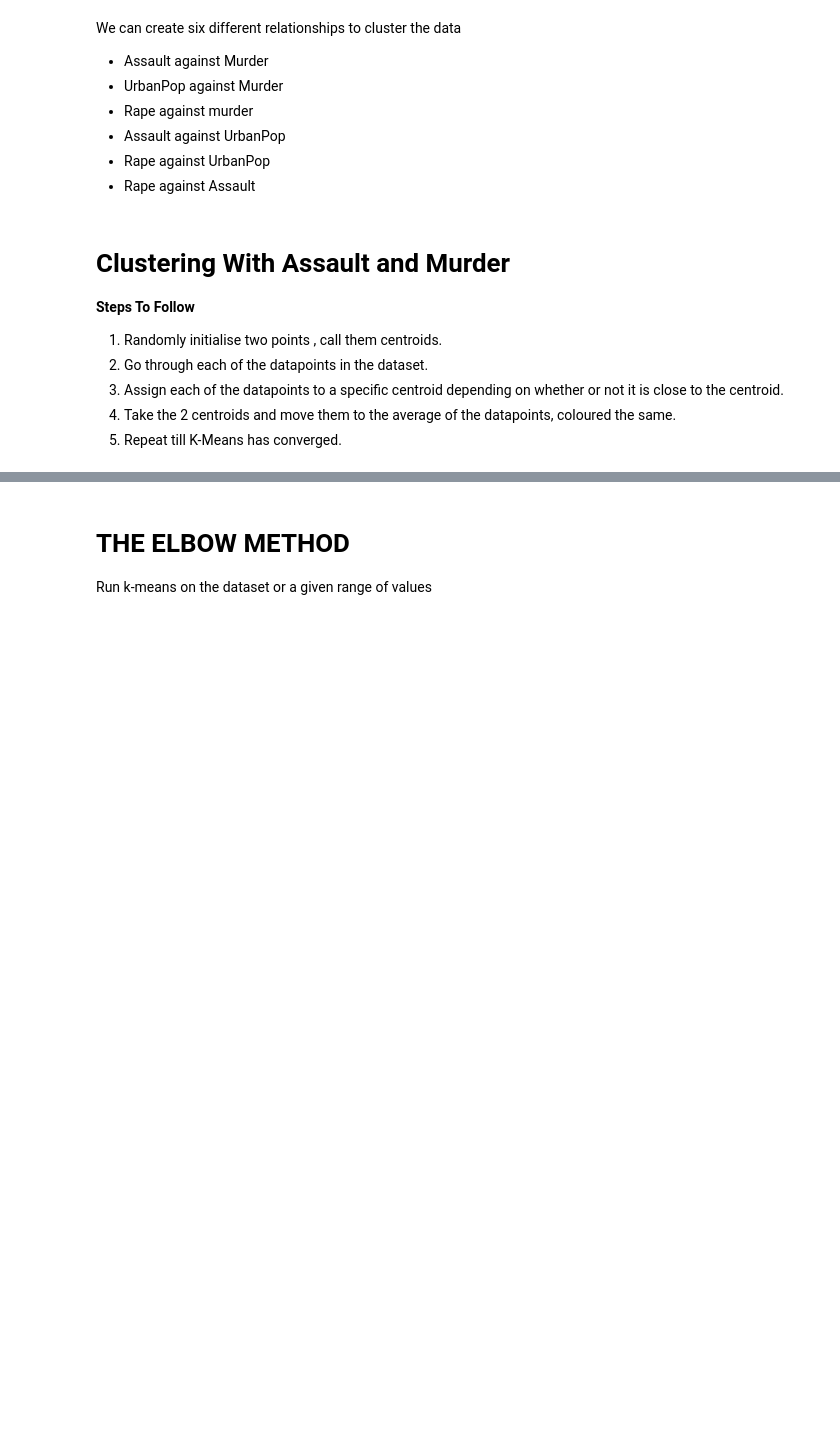
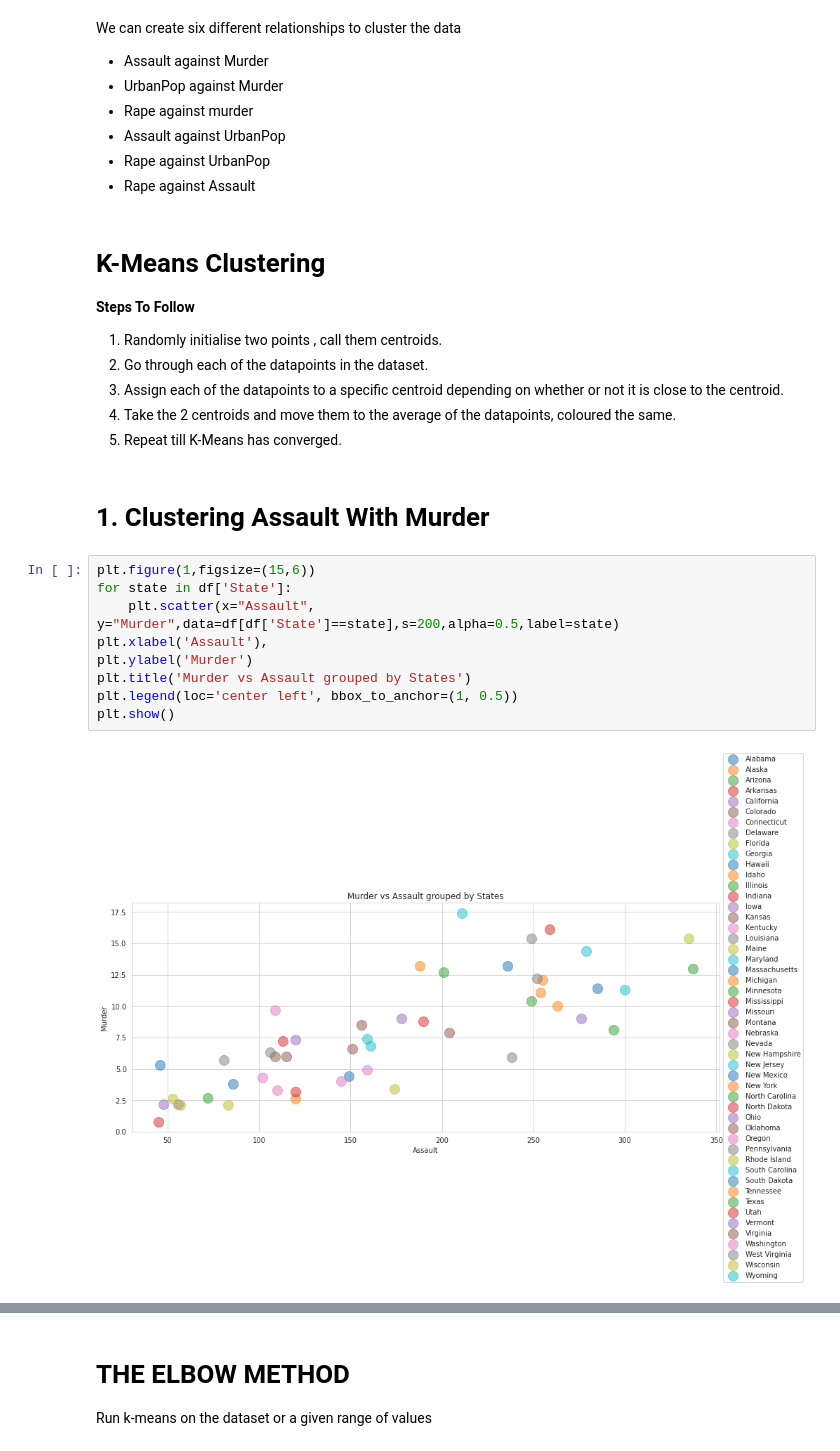
Before and after one commit to TROISTROIS/BLUE-BOOK-FOR-BULLDOZERS, a Jupyter notebook: k-means-practice.ipynb, the cells around one changed output, grey strips where cells are left out. Cells and saved outputs as stored; diff of their text form; blank space fills up the shorter version.

Commit message:
Kaggle Notebook | K-Means Practice | Create functions

```diff
--- a/k-means-practice.ipynb
+++ b/k-means-practice.ipynb
@@ -108,10 +109,23 @@ We can create six different relationships to cluster the data
 * Rape against UrbanPop
 * Rape against Assault
 # %% [markdown]
-# **Clustering With Assault and Murder**
+# **K-Means Clustering**
 **Steps To Follow**
  1. Randomly initialise two points , call them centroids.
  2. Go through each of the datapoints in the dataset.
  3. Assign each of the datapoints to a specific centroid depending on whether or not it is close to the centroid.
  4. Take the 2 centroids and move them to the average of the datapoints, coloured the same.
  5. Repeat till K-Means has converged.
+# %% [markdown]
+# **1. Clustering Assault With Murder**
+# %%
+plt.figure(1,figsize=(15,6))
+for state in df['State']:
+    plt.scatter(x="Assault", y="Murder",data=df[df['State']==state],s=200,alpha=0.5,label=state)
+plt.xlabel('Assault'),
+plt.ylabel('Murder')
+plt.title('Murder vs Assault grouped by States')
+plt.legend(loc='center left', bbox_to_anchor=(1, 0.5))
+plt.show()
+# %% [output]
+[figure, added]
```
Also changed, not shown: parts of 12 cells of this notebook.
